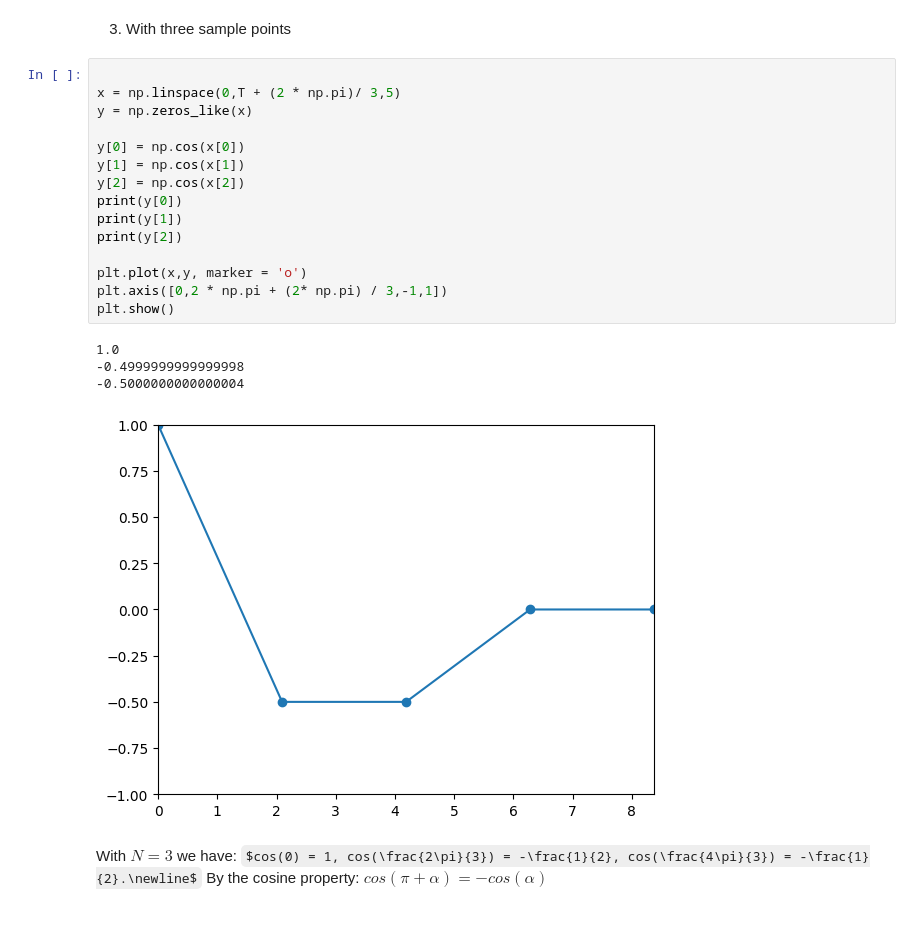
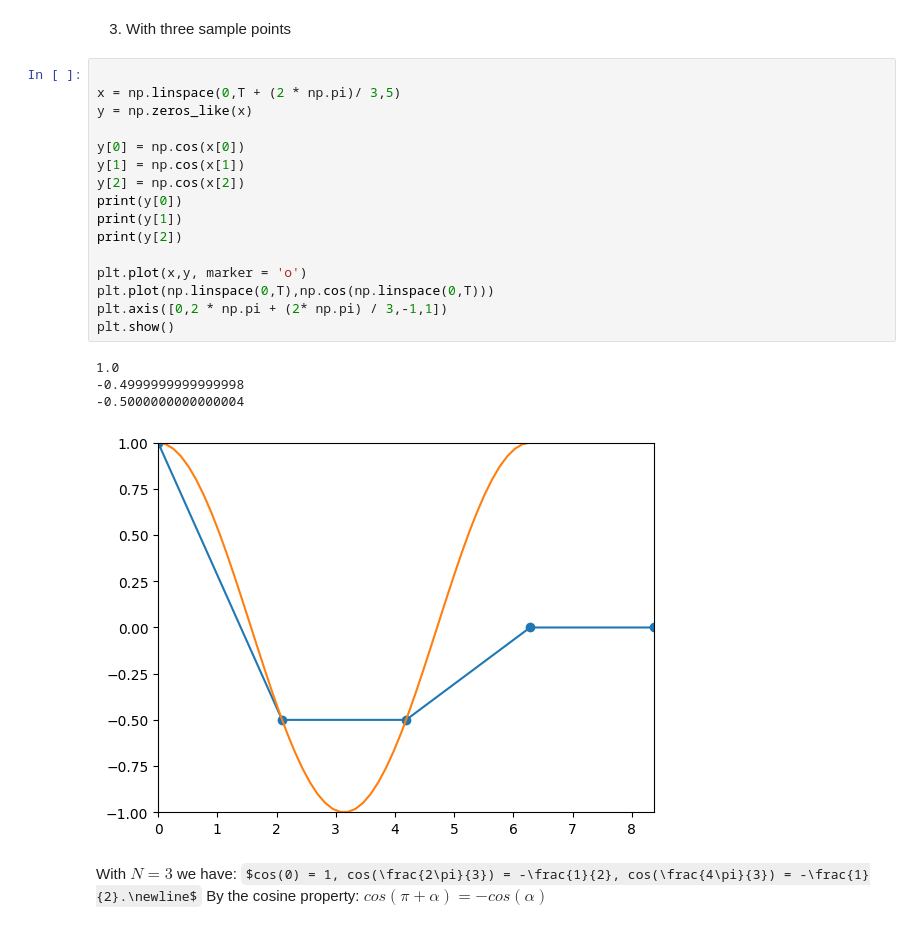
Before and after one commit to DylanReidRamelli/Bachelor-Project-2023, a Jupyter notebook: notebook/fourier.ipynb, the cells around one changed output. Drawn from its saved outputs; the diff is of its cells as text; some formulas as TeX source.

```diff
--- a/notebook/fourier.ipynb
+++ b/notebook/fourier.ipynb
@@ -45,23 +47,24 @@ With $N = 2$ samples we have $cos(0) = 1$ and $ cos(\pi) = -1$, which are two fr
 # %%
 
 x = np.linspace(0,T + (2 * np.pi)/ 3,5)
 y = np.zeros_like(x)
 
 y[0] = np.cos(x[0])
 y[1] = np.cos(x[1])
 y[2] = np.cos(x[2])
 print(y[0])
 print(y[1])
 print(y[2])
 
 plt.plot(x,y, marker = 'o')
+plt.plot(np.linspace(0,T),np.cos(np.linspace(0,T)))
 plt.axis([0,2 * np.pi + (2* np.pi) / 3,-1,1])
 plt.show()
 # %% [output]
 1.0
 -0.4999999999999998
 -0.5000000000000004
-[figure, old version]
+[figure, new version]
 # %% [markdown]
 With $N=3$ we have:
 $cos(0) = 1, cos(\frac{2\pi}{3}) = -\frac{1}{2}, cos(\frac{4\pi}{3}) = -\frac{1}{2}.\newline$
```
Also changed, not shown: parts of 7 cells of this notebook.
